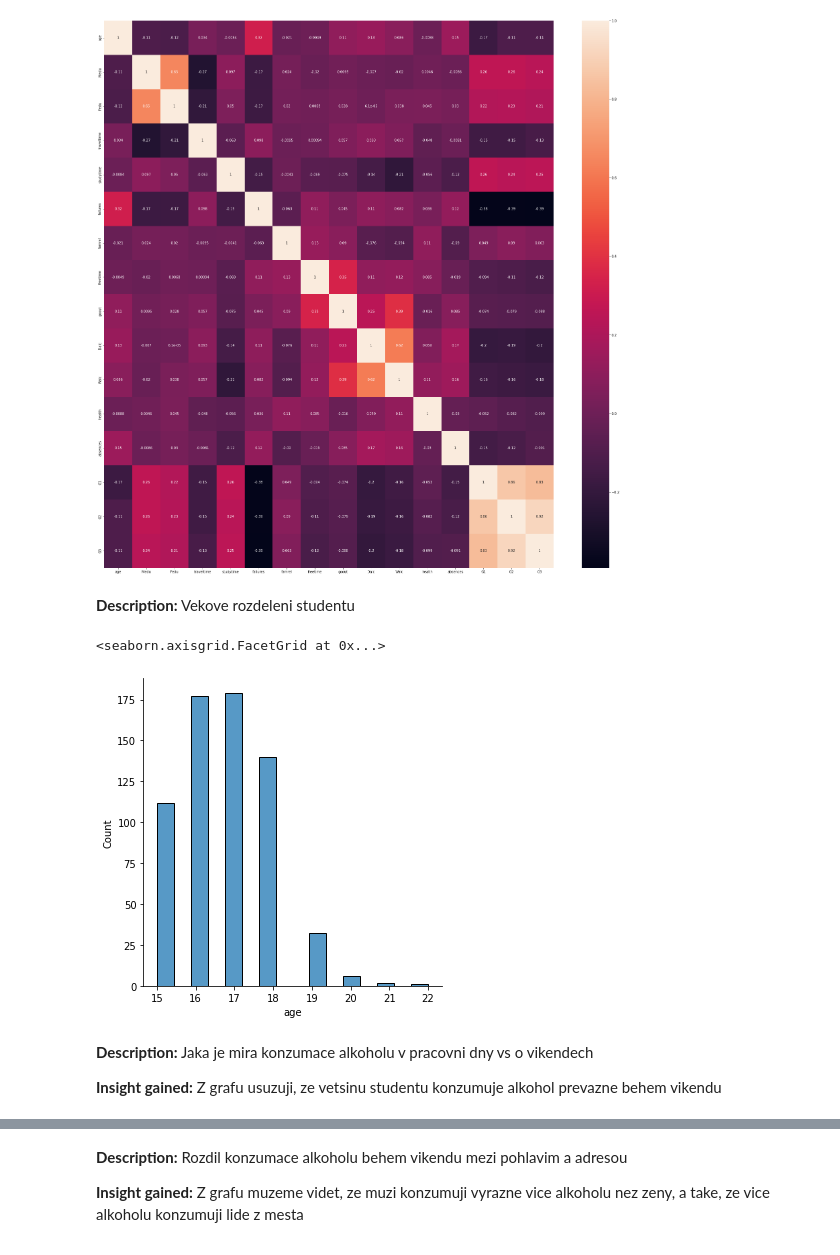
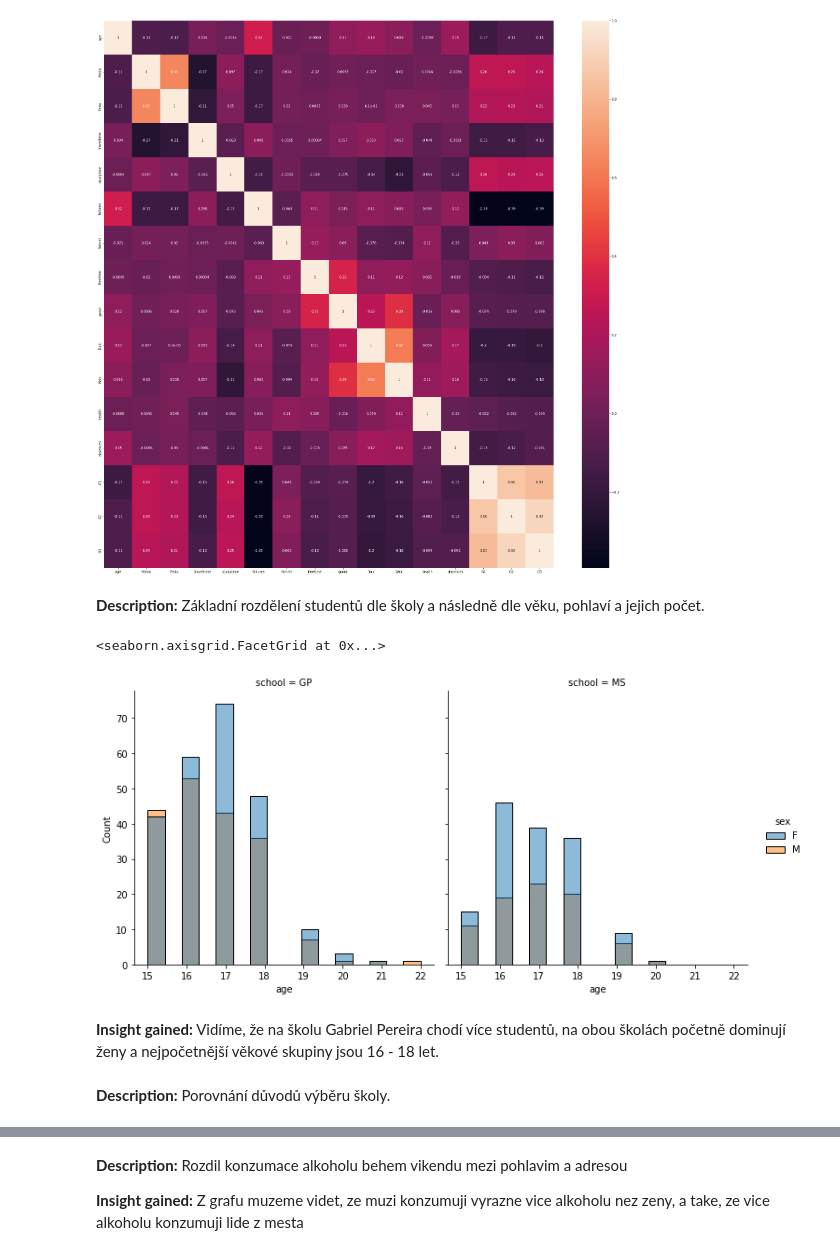
Before and after one commit to Stalkerar/ALG-II-Semestr-prace, a Jupyter notebook: EDA_proj_VON0074.ipynb, the cells around one changed output, grey strips where cells are left out. Cells and saved outputs as stored; diff of their text form; code cells hidden in the pictures.

```diff
--- a/EDA_proj_VON0074.ipynb
+++ b/EDA_proj_VON0074.ipynb
@@ -132,15 +117,15 @@ hm = sns.heatmap(correlation, annot=True)
 #hm.set_xticklabels(hm.get_xticklabels(), rotation=45, horizontalalignment='right')
 # %% [output]
 [figure]
-# %% [markdown]
-**Description:** Vekove rozdeleni studentu
+# %% [markdown]
+**Description:** Základní rozdělení studentů dle školy a následně dle věku,  pohlaví a jejich počet.
 # %%
-sns.displot(df.age)
+sns.displot(data=df, x='age',col='school',hue='sex')
 # %% [output]
 <seaborn.axisgrid.FacetGrid at 0x...>
-[figure, old version]
+[figure, new version]
-# %% [markdown]
-**Description:** Jaka je mira konzumace alkoholu v pracovni dny vs o vikendech
-
-**Insight gained:** Z grafu usuzuji, ze vetsinu studentu konzumuje alkohol prevazne behem vikendu
+# %% [markdown]
+**Insight gained:** Vidíme, že na školu Gabriel Pereira chodí více studentů, na obou školách početně dominují ženy a nejpočetnější věkové skupiny jsou 16 - 18 let.
+# %% [markdown]
+**Description:** Porovnání důvodů výběru školy.
 # %%
```
Also changed, not shown: parts of 14 cells of this notebook.
